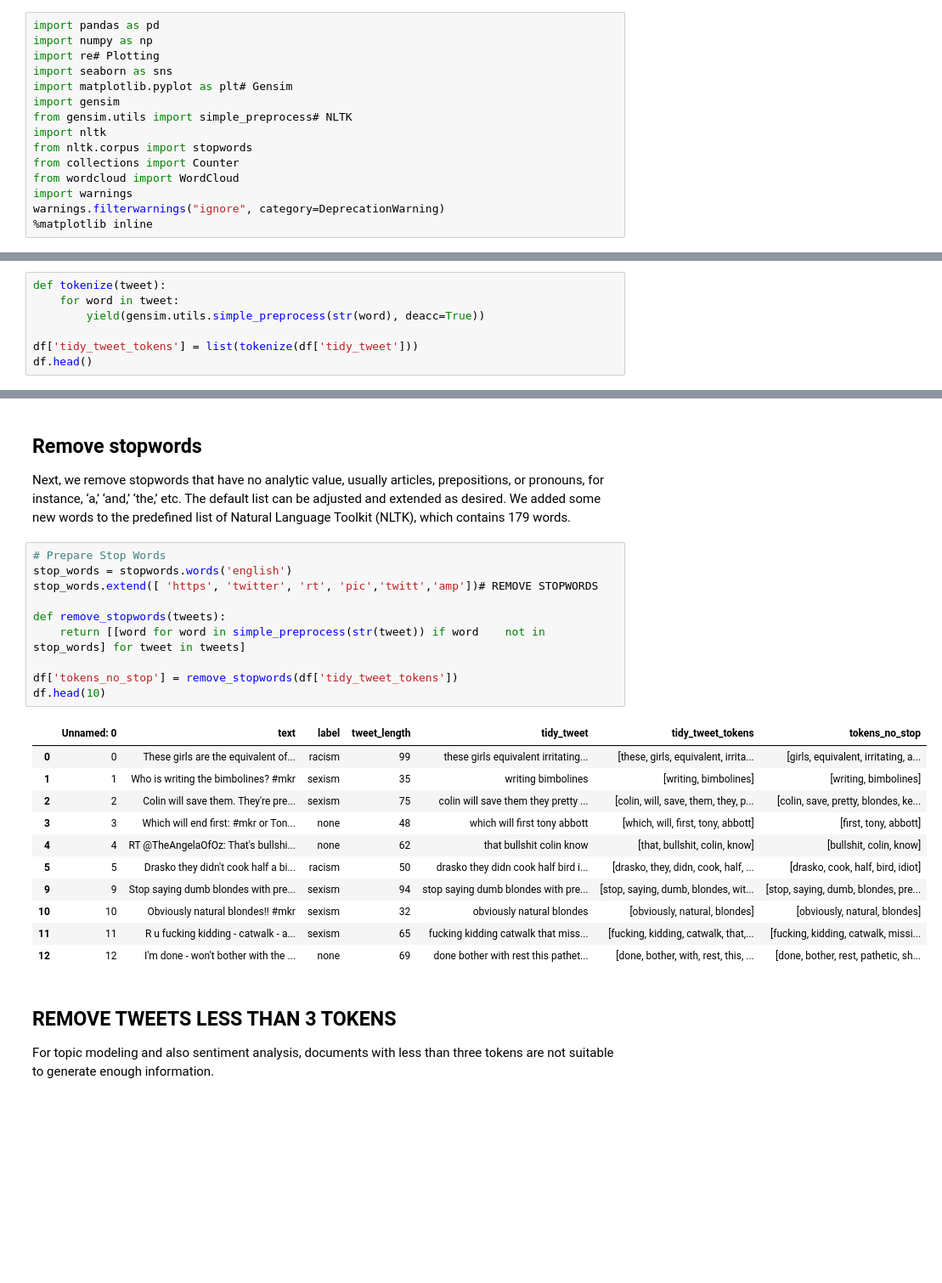
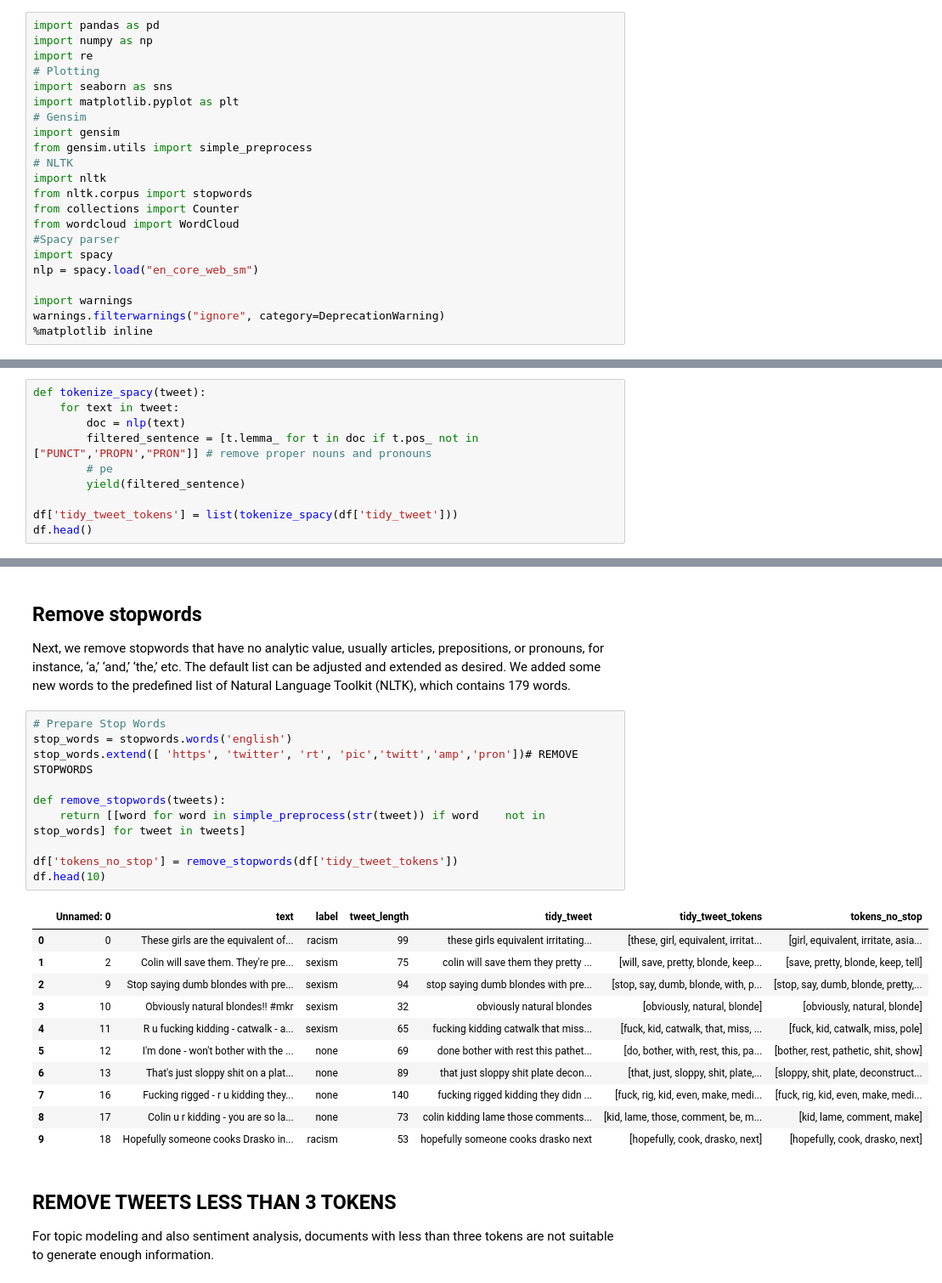
Before and after one commit to fbormann/mineracao-dados, a Jupyter notebook: Preprocessing.ipynb, the cells around one changed output, grey strips where cells are left out. Shown at 85% size. Drawn from its saved outputs; the diff is of its cells as text; blank space fills up the shorter version.

```diff
--- a/Preprocessing.ipynb
+++ b/Preprocessing.ipynb
@@ -1,15 +1,22 @@
 # %%
 import pandas as pd
 import numpy as np
-import re# Plotting
+import re
+# Plotting
 import seaborn as sns
-import matplotlib.pyplot as plt# Gensim
+import matplotlib.pyplot as plt
+# Gensim
 import gensim
-from gensim.utils import simple_preprocess# NLTK
+from gensim.utils import simple_preprocess
+# NLTK
 import nltk
 from nltk.corpus import stopwords
 from collections import Counter
 from wordcloud import WordCloud
+#Spacy parser
+import spacy
+nlp = spacy.load("en_core_web_sm")
+
 import warnings
 warnings.filterwarnings("ignore", category=DeprecationWarning)
 %matplotlib inline
@@ -141,7 +149,0 @@ An essential step of pre-processing is known as Tokenization. It is the process
-# %%
-def tokenize(tweet):
-    for word in tweet:
-        yield(gensim.utils.simple_preprocess(str(word), deacc=True))
-
-df['tidy_tweet_tokens'] = list(tokenize(df['tidy_tweet']))
-df.head()
@@ -154,0 +150,10 @@ df.head()
+# %%
+def tokenize_spacy(tweet):
+    for text in tweet:
+        doc = nlp(text)
+        filtered_sentence = [t.lemma_ for t in doc if t.pos_ not in ["PUNCT",'PROPN',"PRON"]] # remove proper nouns and pronouns
+        # pe
+        yield(filtered_sentence)
+
+df['tidy_tweet_tokens'] = list(tokenize_spacy(df['tidy_tweet']))
+df.head()
@@ -159,25 +171,25 @@ Next, we remove stopwords that have no analytic value, usually articles, preposi
 # %%
 # Prepare Stop Words
 stop_words = stopwords.words('english')
-stop_words.extend([ 'https', 'twitter', 'rt', 'pic','twitt','amp'])# REMOVE STOPWORDS
+stop_words.extend([ 'https', 'twitter', 'rt', 'pic','twitt','amp','pron'])# REMOVE STOPWORDS
 
 def remove_stopwords(tweets):
     return [[word for word in simple_preprocess(str(tweet)) if word    not in stop_words] for tweet in tweets]
 
 df['tokens_no_stop'] = remove_stopwords(df['tidy_tweet_tokens'])
 df.head(10)
 # %% [output]
 |  | Unnamed: 0 | text | label | tweet_length | tidy_tweet | tidy_tweet_tokens | tokens_no_stop |
-| 0 | 0 | These girls are the equivalent of... | racism | 99 | these girls equivalent irritating... | [these, girls, equivalent, irrita... | [girls, equivalent, irritating, a... |
-| 1 | 1 | Who is writing the bimbolines? #mkr | sexism | 35 | writing bimbolines | [writing, bimbolines] | [writing, bimbolines] |
-| 2 | 2 | Colin will save them. They're pre... | sexism | 75 | colin will save them they pretty ... | [colin, will, save, them, they, p... | [colin, save, pretty, blondes, ke... |
-| 3 | 3 | Which will end first: #mkr or Ton... | none | 48 | which will first tony abbott | [which, will, first, tony, abbott] | [first, tony, abbott] |
-| 4 | 4 | RT @TheAngelaOfOz: That's bullshi... | none | 62 | that bullshit colin know | [that, bullshit, colin, know] | [bullshit, colin, know] |
-| 5 | 5 | Drasko they didn't cook half a bi... | racism | 50 | drasko they didn cook half bird i... | [drasko, they, didn, cook, half, ... | [drasko, cook, half, bird, idiot] |
-| 9 | 9 | Stop saying dumb blondes with pre... | sexism | 94 | stop saying dumb blondes with pre... | [stop, saying, dumb, blondes, wit... | [stop, saying, dumb, blondes, pre... |
-| 10 | 10 | Obviously natural blondes!! #mkr | sexism | 32 | obviously natural blondes | [obviously, natural, blondes] | [obviously, natural, blondes] |
-| 11 | 11 | R u fucking kidding - catwalk - a... | sexism | 65 | fucking kidding catwalk that miss... | [fucking, kidding, catwalk, that,... | [fucking, kidding, catwalk, missi... |
-| 12 | 12 | I'm done - won't bother with the ... | none | 69 | done bother with rest this pathet... | [done, bother, with, rest, this, ... | [done, bother, rest, pathetic, sh... |
+| 0 | 0 | These girls are the equivalent of... | racism | 99 | these girls equivalent irritating... | [these, girl, equivalent, irritat... | [girl, equivalent, irritate, asia... |
+| 1 | 2 | Colin will save them. They're pre... | sexism | 75 | colin will save them they pretty ... | [will, save, pretty, blonde, keep... | [save, pretty, blonde, keep, tell] |
+| 2 | 9 | Stop saying dumb blondes with pre... | sexism | 94 | stop saying dumb blondes with pre... | [stop, say, dumb, blonde, with, p... | [stop, say, dumb, blonde, pretty,... |
+| 3 | 10 | Obviously natural blondes!! #mkr | sexism | 32 | obviously natural blondes | [obviously, natural, blonde] | [obviously, natural, blonde] |
+| 4 | 11 | R u fucking kidding - catwalk - a... | sexism | 65 | fucking kidding catwalk that miss... | [fuck, kid, catwalk, that, miss, ... | [fuck, kid, catwalk, miss, pole] |
+| 5 | 12 | I'm done - won't bother with the ... | none | 69 | done bother with rest this pathet... | [do, bother, with, rest, this, pa... | [bother, rest, pathetic, shit, show] |
+| 6 | 13 | That's just sloppy shit on a plat... | none | 89 | that just sloppy shit plate decon... | [that, just, sloppy, shit, plate,... | [sloppy, shit, plate, deconstruct... |
+| 7 | 16 | Fucking rigged - r u kidding they... | none | 140 | fucking rigged kidding they didn ... | [fuck, rig, kid, even, make, medi... | [fuck, rig, kid, even, make, medi... |
+| 8 | 17 | Colin u r kidding - you are so la... | none | 73 | colin kidding lame those comments... | [kid, lame, those, comment, be, m... | [kid, lame, comment, make] |
+| 9 | 18 | Hopefully someone cooks Drasko in... | racism | 53 | hopefully someone cooks drasko next | [hopefully, cook, drasko, next] | [hopefully, cook, drasko, next] |
 # %% [markdown]
 ## REMOVE TWEETS LESS THAN 3 TOKENS
 For topic modeling and also sentiment analysis, documents with less than three tokens are not suitable to generate enough information.
```
Also changed, not shown: parts of 9 cells of this notebook, 1 other file.
